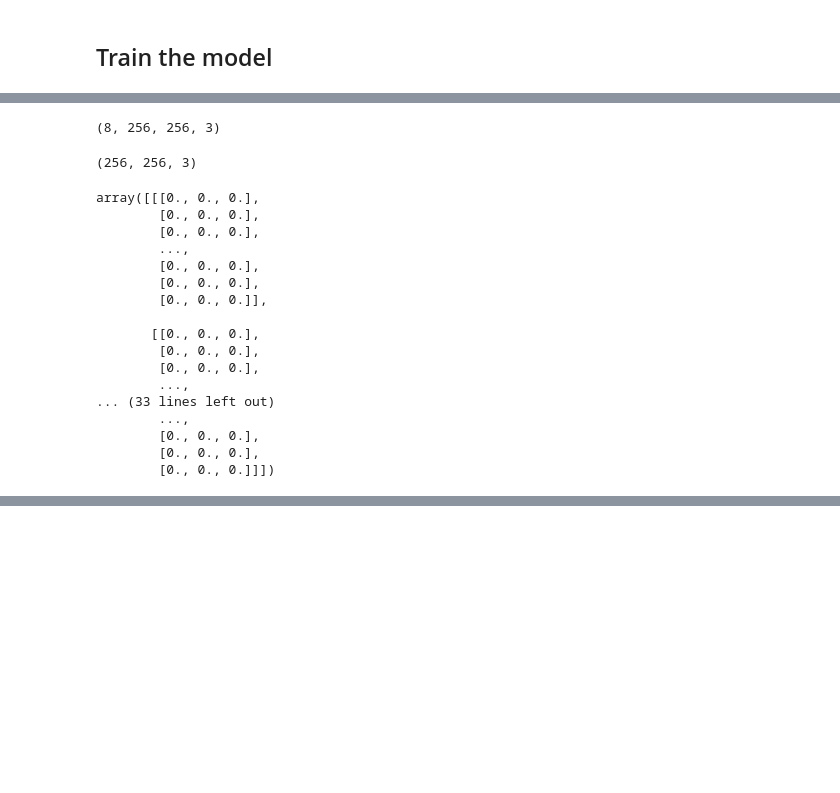
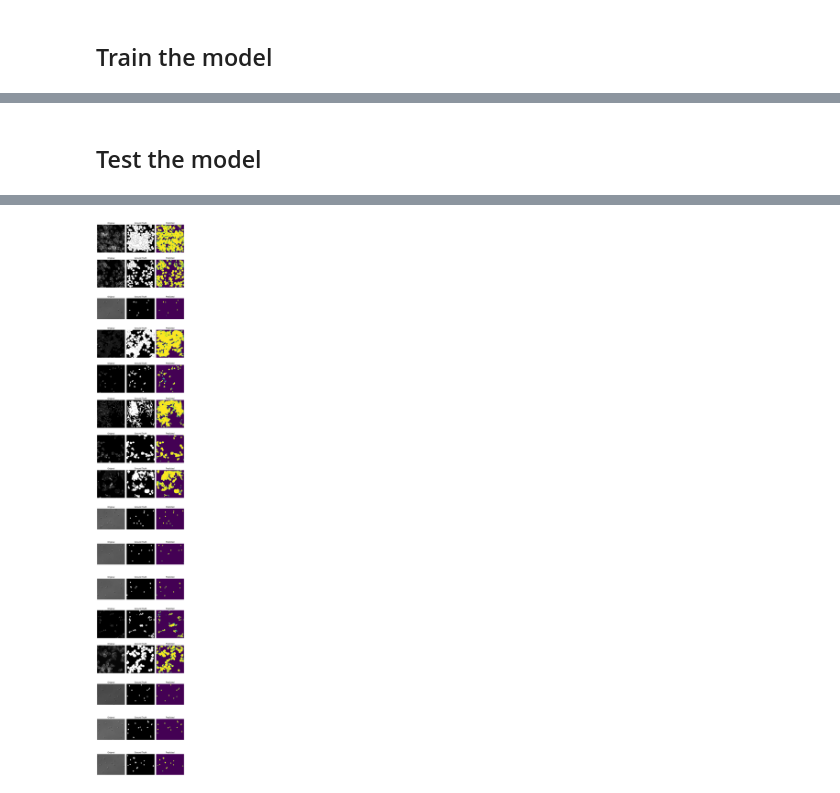
Before and after one commit to duanjingqi/cells-instance-segmentation, a Jupyter notebook: Keras_UNet_cells_segmentation.ipynb, the cells around one changed output, grey strips where cells are left out. Saved outputs shown, nothing was run; the diff lists cells and outputs as text; code cells hidden in the pictures; blank space fills up the shorter version.

Commit message:
Added test set

```diff
--- a/Keras_UNet_cells_segmentation.ipynb
+++ b/Keras_UNet_cells_segmentation.ipynb
@@ -47,6 +47,8 @@ else :
 MYDRIVE_PATH = os.path.join(GD_PATH, 'MyDrive')
 # Path to cell images
 IMAGE_PATH = os.path.join(MYDRIVE_PATH, 'cellimages', 'cell_images')
+# Path to the pre-trained model
+MODEL_PATH = os.path.join(MYDRIVE_PATH, 'cellimages', 'sartorius', 'unet_model_5.h5')
 # %% [output]
 Mounted at /content/drive
 # %% [markdown]
@@ -456,28 +502,49 @@ images, labels = train_gen[0]
-# %%
-images.shape
-# %% [output]
-(8, 256, 256, 3)
-# %%
-images[0].shape
-# %% [output]
-(256, 256, 3)
-# %%
-images[0]
-# %% [output]
-array([[[0., 0., 0.],
-        [0., 0., 0.],
-        [0., 0., 0.],
-        ...,
-        [0., 0., 0.],
-        [0., 0., 0.],
-        [0., 0., 0.]],
-
-       [[0., 0., 0.],
-        [0., 0., 0.],
-        [0., 0., 0.],
-        ...,
-... (33 lines left out)
-        ...,
-        [0., 0., 0.],
-        [0., 0., 0.],
-        [0., 0., 0.]]])
+# %% [markdown]
+## Test the model
+# %%
+# Compute IOU and DICE, and plot results
+
+fig, axs = plt.subplots(len(test_set_IDs), 3, figsize=(8,50))
+
+for i, name in enumerate(test_set_IDs):
+
+    image_df = df[df['name'] == name]
+
+    # Retrieve the original image
+    original_img = cv2.imread(f'{IMAGE_PATH}/{image_df.iloc[0, 5]}', cv2.IMREAD_GRAYSCALE)
+
+    # Retrieve the ground truth
+    rles = image_df['label'].values
+    ground_truth = build_masks(rles, original_img.shape)
+
+    # Model prediction
+    predicted = predictor.predict(
+        DataGenerator(
+            [name],
+            df=df,
+            batch_size=1,
+            n_classes=N_CLASSES,
+            mode='predict',
+        )
+    )
+
+    # Resize the predicted to original size
+    predicted = np.uint8(predicted[0,:,:,:] * 255)
+    predicted = cv2.cvtColor(predicted, cv2.COLOR_BGR2GRAY)
+    resized = cv2.resize(predicted, (original_img.shape[1], original_img.shape[0]), interpolation=cv2.INTER_AREA)
+
+    axs[i, 0].imshow(original_img, cmap='gray')
+    axs[i, 0].set_title('Original')
+    axs[i, 0].axis('off')
+
+    axs[i, 1].imshow(ground_truth, cmap='gray')
+    axs[i, 1].set_title('Ground Truth')
+    axs[i, 1].axis('off')
+
+    axs[i, 2].imshow(resized)
+    axs[i, 2].set_title('Predicted')
+    axs[i, 2].axis('off')
+
+plt.tight_layout()
+plt.show()
+# %% [output]
@@ -483,0 +567 @@ array([[[0., 0., 0.],
+[figure, added]
```
Also changed, not shown: parts of 22 cells of this notebook.
